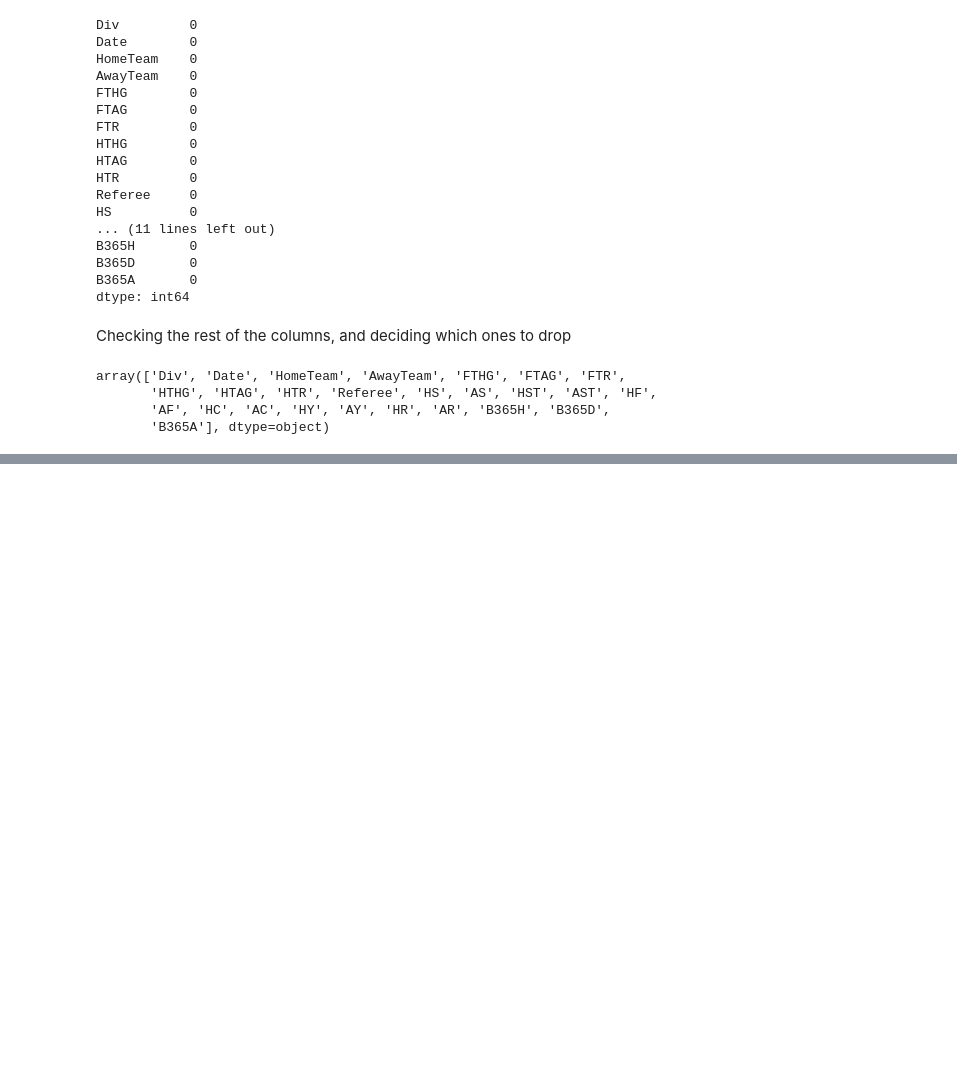
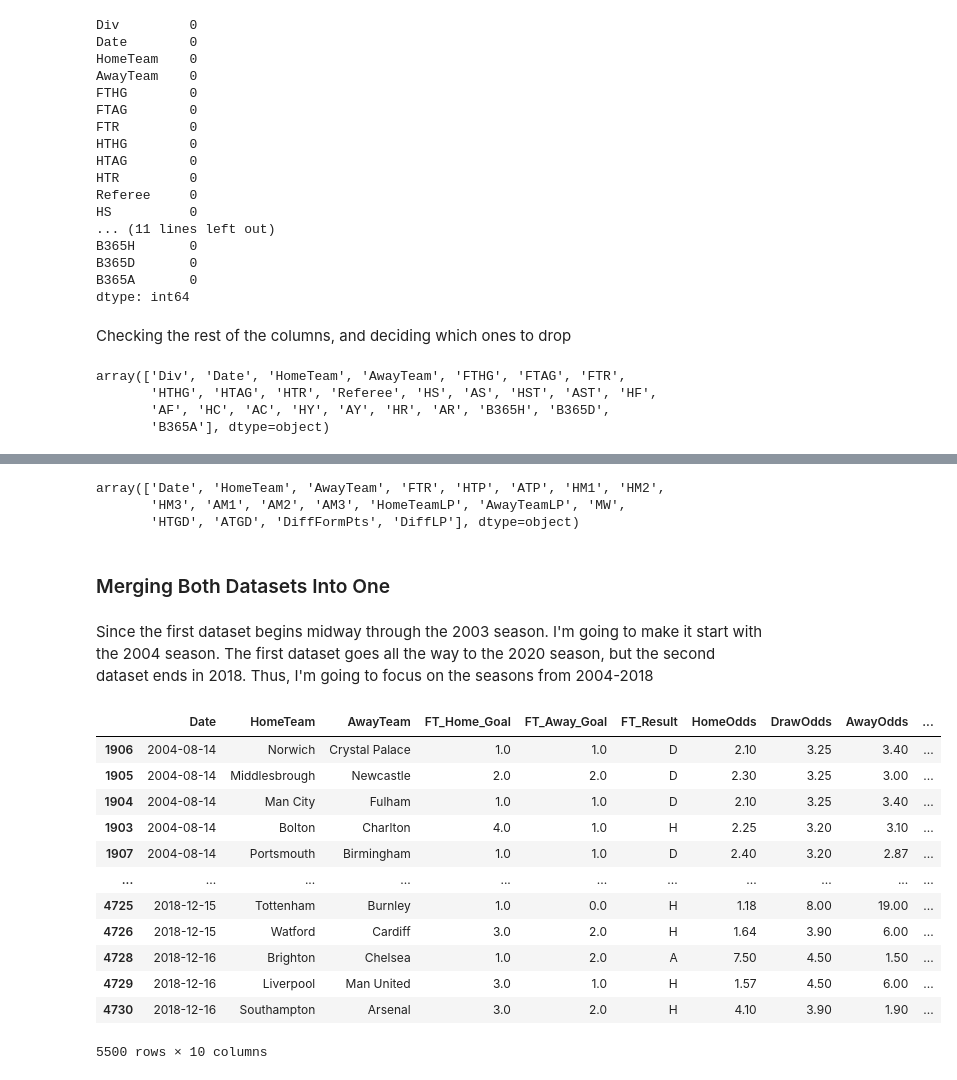
Before and after one commit to barteaga10/Premier-League-Prediction, a Jupyter notebook: Data Gathering & Cleaning .ipynb, the cells around one changed output, grey strips where cells are left out. Saved outputs shown, nothing was run; the diff lists cells and outputs as text; code cells hidden in the pictures; blank space fills up the shorter version.

```diff
--- a/Data Gathering & Cleaning .ipynb
+++ b/Data Gathering & Cleaning .ipynb
@@ -253,0 +402,31 @@ array(['Div', 'Date', 'HomeTeam', 'AwayTeam', 'FTHG', 'FTAG', 'FTR',
+# %%
+gd.columns.values
+# %% [output]
+array(['Date', 'HomeTeam', 'AwayTeam', 'FTR', 'HTP', 'ATP', 'HM1', 'HM2',
+       'HM3', 'AM1', 'AM2', 'AM3', 'HomeTeamLP', 'AwayTeamLP', 'MW',
+       'HTGD', 'ATGD', 'DiffFormPts', 'DiffLP'], dtype=object)
+# %% [markdown]
+### Merging Both Datasets Into One
+# %% [markdown]
+Since the first dataset begins midway through the 2003 season. I'm going to make it start with the 2004 season. The first dataset goes all the way to the 2020 season, but the second dataset ends in 2018. Thus, I'm going to focus on the seasons from 2004-2018
+# %%
+# Focusing on 2004-2018 seasons to be more accurate
+df = df[df['Date'] >= '2004-08-14']
+
+df = df[df['Date'] <= '2018-12-17']
+
+df
+# %% [output]
+|  | Date | HomeTeam | AwayTeam | FT_Home_Goal | FT_Away_Goal | FT_Result | HomeOdds | DrawOdds | AwayOdds | ... |
+| 1906 | 2004-08-14 | Norwich | Crystal Palace | 1.0 | 1.0 | D | 2.10 | 3.25 | 3.40 | ... |
+| 1905 | 2004-08-14 | Middlesbrough | Newcastle | 2.0 | 2.0 | D | 2.30 | 3.25 | 3.00 | ... |
+| 1904 | 2004-08-14 | Man City | Fulham | 1.0 | 1.0 | D | 2.10 | 3.25 | 3.40 | ... |
+| 1903 | 2004-08-14 | Bolton | Charlton | 4.0 | 1.0 | H | 2.25 | 3.20 | 3.10 | ... |
+| 1907 | 2004-08-14 | Portsmouth | Birmingham | 1.0 | 1.0 | D | 2.40 | 3.20 | 2.87 | ... |
+| ... | ... | ... | ... | ... | ... | ... | ... | ... | ... | ... |
+| 4725 | 2018-12-15 | Tottenham | Burnley | 1.0 | 0.0 | H | 1.18 | 8.00 | 19.00 | ... |
+| 4726 | 2018-12-15 | Watford | Cardiff | 3.0 | 2.0 | H | 1.64 | 3.90 | 6.00 | ... |
+| 4728 | 2018-12-16 | Brighton | Chelsea | 1.0 | 2.0 | A | 7.50 | 4.50 | 1.50 | ... |
+| 4729 | 2018-12-16 | Liverpool | Man United | 3.0 | 1.0 | H | 1.57 | 4.50 | 6.00 | ... |
+| 4730 | 2018-12-16 | Southampton | Arsenal | 3.0 | 2.0 | H | 4.10 | 3.90 | 1.90 | ... |
+5500 rows × 10 columns
```
Also changed, not shown: parts of 23 cells of this notebook.
